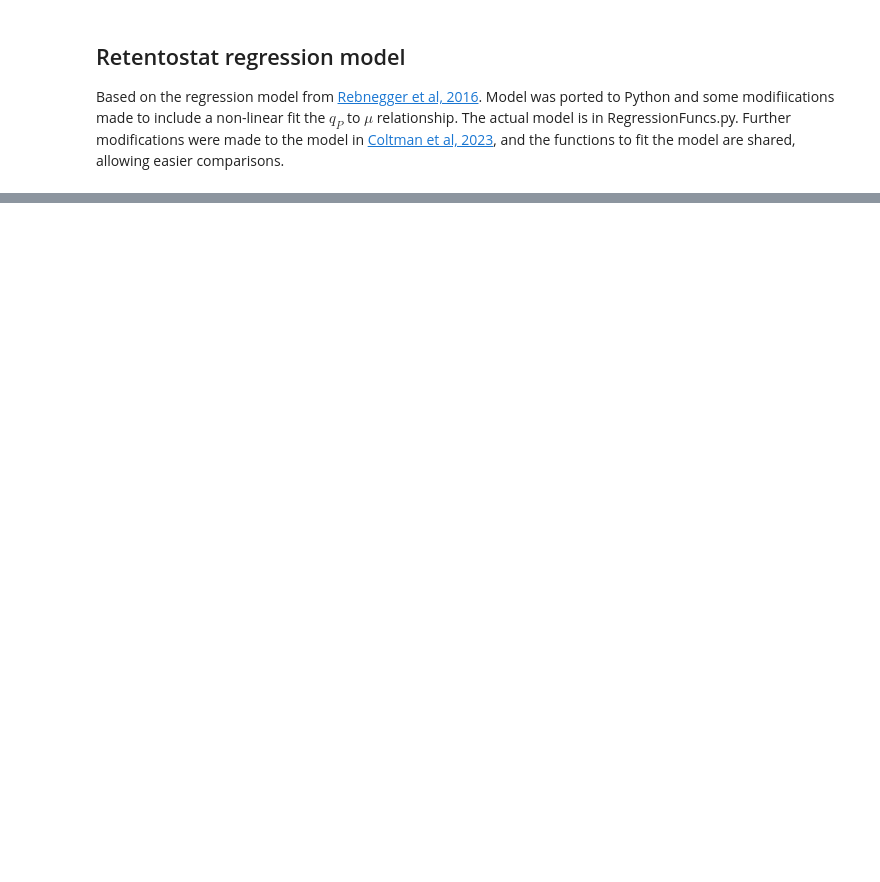
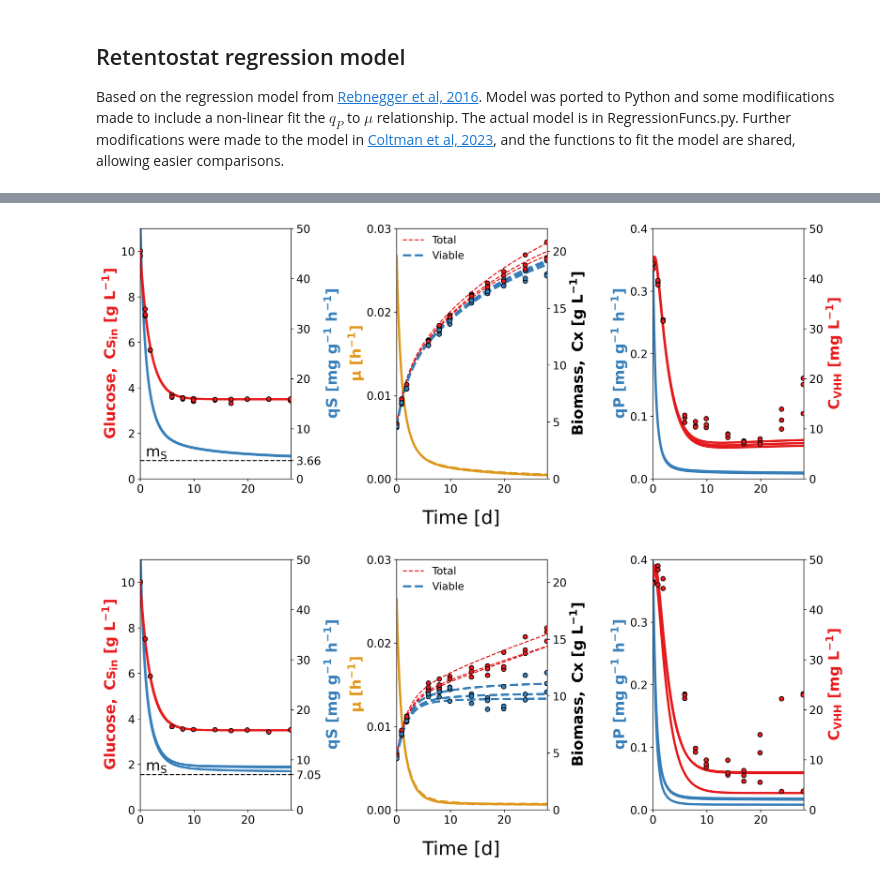
Before and after one commit to bcoltman/Kphaffii_NearZero, a Jupyter notebook: scripts/RebneggerRetentostatRegression.ipynb, the cells around one changed output, grey strips where cells are left out. Drawn from its saved outputs; the diff is of its cells as text; code cells hidden in the pictures; blank space fills up the shorter version.

```diff
--- a/scripts/RebneggerRetentostatRegression.ipynb
+++ b/scripts/RebneggerRetentostatRegression.ipynb
@@ -244,33 +247,36 @@ for model_type in all_results.index.get_level_values("Fit").unique():
             ax6.plot(regression_results["Time d"], regression_results["Cp mg/L"], c="#e41a1c", lw=3)
             ax6.scatter(productivity["time (h)"].values/24, productivity["CP measured (mg/L)"].values,  facecolors="#e41a1c", edgecolors="black", zorder=10)
             ax6.set_ylabel('$\mathbf{C_{VHH}\ [mg\ L^{-1}]}$', fontsize=20,labelpad=3, c="#e41a1c",fontweight="black")#extra bold")
             ax6.set_ylim(0, 50)
             ax6.set_yticks([0,10,20,30,40,50])
 
 
             [x.tick_params(axis='both', which='major', labelsize=15) for x in [ax1,ax2,ax3,ax4,ax5, ax6]]
 
             [x.set_xlim(0, 28) for x in [ax1,ax2,ax3,ax4,ax5, ax6]]
             plt.subplots_adjust(left=None, bottom=None, right=None, top=None, wspace=0.7, hspace=None)
 
-        mS = all_statistics.groupby("Fit").mean().loc[model_type, "mS opt (mg/g.h)"]
+        mS = all_statistics.groupby(["Fit", "Type"]).mean().loc[(model_type, retentostat_type), "mS opt (mg/g.h)"]
         ax2.hlines(mS, 0, 30, colors="black", linestyles="--")
         ax2.text(1, mS+0.2, '$m_S$',
                 horizontalalignment='left',
                 verticalalignment='bottom',
                 fontsize=20)
 
         ax2_yticks = ax2_yticks + [round(mS, 2)]
         ax2.set_yticks(ax2_yticks)
         ax2.yaxis.set_major_formatter(FormatStrFormatter('%g'))
 
         handles, labels = ax4.get_legend_handles_labels()[:2]
         handles = handles[:2]
         labels = labels[:2]
 
         ax4.legend(handles, labels, loc=2,bbox_to_anchor=(-0.02,1.01), fontsize=14,frameon=False)
 
         fig.savefig(f"../results/Rebnegger2023/{model_type}_{retentostat_type}_RetentostatRegression.png",
                 bbox_inches="tight",  transparent=True)
+# %% [output]
+[figure, added]
+[figure, added]
 # %%
 all_statistics.groupby("Type").mean()
```
Also changed, not shown: parts of 3 cells of this notebook, 2 other files.
